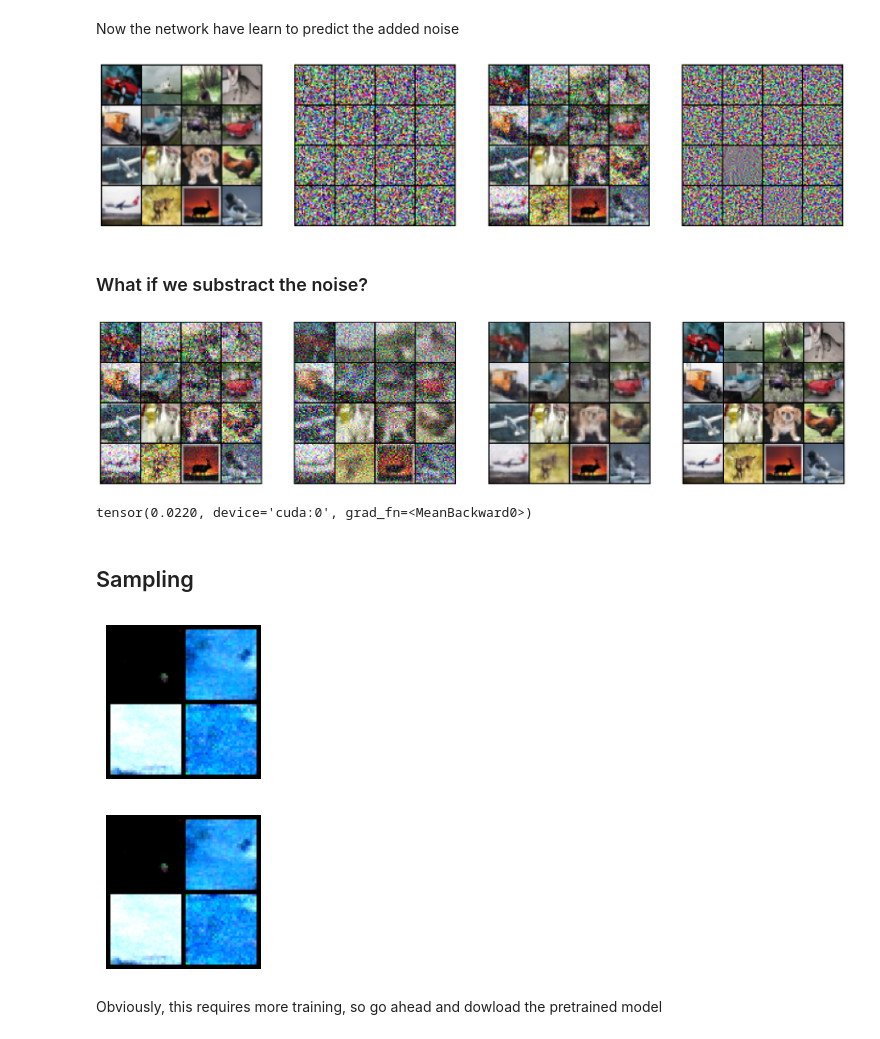
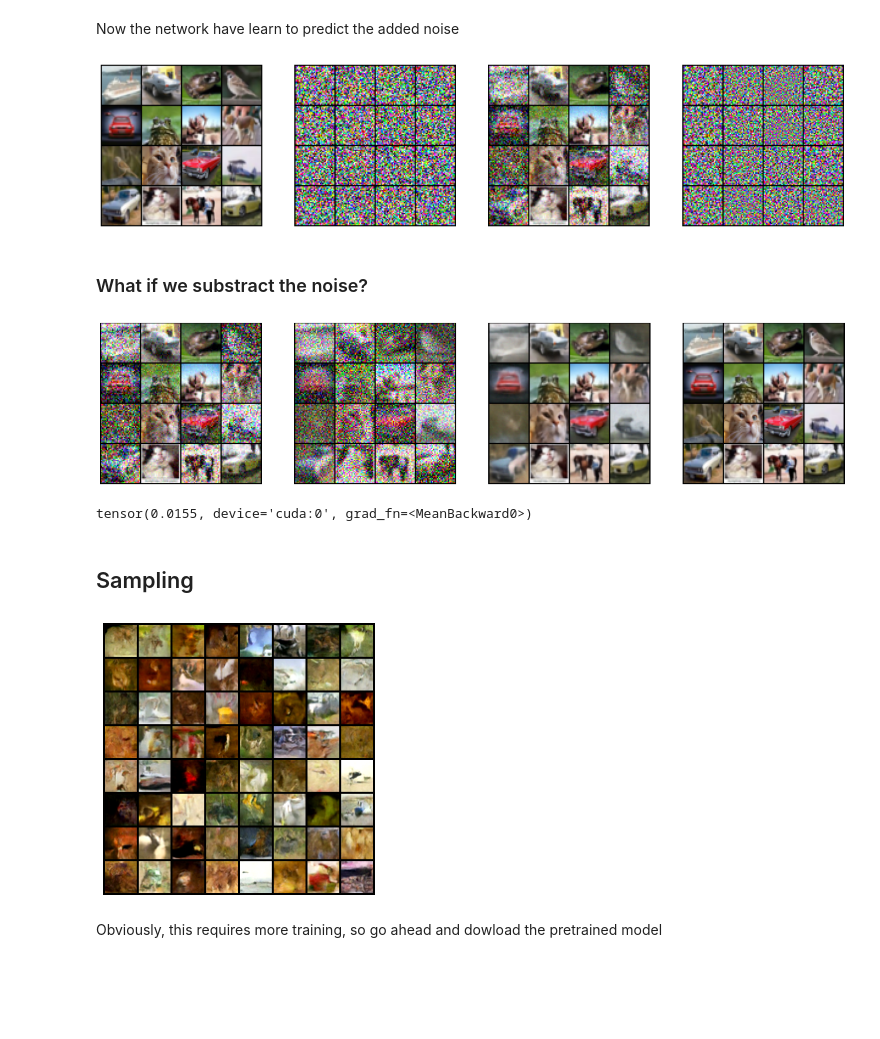
Before and after one commit to gabrielraya/vanilla-diffusion-model, a Jupyter notebook: Vanilla_Diffusion_models.ipynb, the cells around one changed output. Cells and saved outputs as stored; diff of their text form; code cells hidden in the pictures; blank space fills up the shorter version.

```diff
--- a/Vanilla_Diffusion_models.ipynb
+++ b/Vanilla_Diffusion_models.ipynb
@@ -69,12 +69,12 @@ writer = tensorboard.SummaryWriter(tb_dir)
 # %%
 # @title Training configuration
 
-batch_size = 16 #@param {"type":"integer"}
-n_iters = 1000 #@param {"type":"integer"}
-snapshot_freq = 500 #@param {"type":"integer"}
+batch_size = 64 #@param {"type":"integer"}
+n_iters = 10000 #@param {"type":"integer"}
+snapshot_freq = 5000 #@param {"type":"integer"}
 grid_size = 25 #@param {"type":"integer"}
 log_freq = 100
-snapshot_freq_for_preemption = 10000
+snapshot_freq_for_preemption = 1000
 
 # data
 dataset = 'CIFAR10' #@param ['MNIST', 'CIFAR10', 'CIFAR10'] {"type": "string"}
@@ -157,12 +157,12 @@ torch.Size([16, 3, 32, 32])
 # %%
 score_model = ddpm.DDPM(config).to(config.device)
-# score_model = torch.nn.DataParallel(score_model)
+score_model = torch.nn.DataParallel(score_model)
 
-# import torch.optim as optim
-# from models.ema import ExponentialMovingAverage
+import torch.optim as optim
+from models.ema import ExponentialMovingAverage
 
-# optimizer = optim.Adam(score_model.parameters(), lr=config.optim.lr, betas=(config.optim.beta1, 0.999), eps=config.optim.eps,
-#                            weight_decay=config.optim.weight_decay)
+optimizer = optim.Adam(score_model.parameters(), lr=config.optim.lr, betas=(config.optim.beta1, 0.999), eps=config.optim.eps,
+                           weight_decay=config.optim.weight_decay)
 
-# ema = ExponentialMovingAverage(score_model.parameters(), decay=config.model.ema_rate)
-# state = dict(optimizer=optimizer, model=score_model, ema=ema, step=0)
+ema = ExponentialMovingAverage(score_model.parameters(), decay=config.model.ema_rate)
+state = dict(optimizer=optimizer, model=score_model, ema=ema, step=0)
@@ -615,7 +619,7 @@ predicted_noise = score_model(diffused_data, t)
 
 multiplots(scaler(batch), noise, diffused_data, predicted_noise, inverse_scaler=inverse_scaler, n=16, h=20,w=20)
 # %% [output]
-[figure, old version]
+[figure, new version]
 # %% [markdown]
 ### What if we substract the noise?
 # %%
@@ -625,12 +629,12 @@ denoised_data = diffused_data -  std[:, None, None, None] * predicted_noise
 
 multiplots(diffused_data, denoised_data_naive, denoised_data, scaler(batch), inverse_scaler=inverse_scaler, n=16, h=25,w=25)
 # %% [output]
-[figure, old version]
+[figure, new version]
 # %%
 # reconstruction error
 torch.mean((denoised_data- scaler(batch))**2)
 # %% [output]
-tensor(0.0220, device='cuda:0', grad_fn=<MeanBackward0>)
+tensor(0.0155, device='cuda:0', grad_fn=<MeanBackward0>)
 # %% [markdown]
 ## Sampling
 # %%
@@ -656,7 +660,7 @@ def denosing_update_fn(x, t, model):
     return x, x_mean
 # %%
 # reduced size to speed up sampling
-shape = batch[:4].shape
+shape = batch[:64].shape
 
 with torch.no_grad():
   # sample from the prior distribution
@@ -672,10 +676,8 @@ with torch.no_grad():
 
   # return inverse_scaler(x_mean if denoise else x), sde.N * (n_steps + 1)
 # %%
-plts.save_image(inverse_scaler(x_mean).clamp(0,1), results_dir, n=4, pos="vertical", w=2, name="t_", show=True)
-plts.save_image(inverse_scaler(x).clamp(0,1), results_dir, n=4, pos="vertical", w=2, name="t_", show=True)
+plts.save_image(inverse_scaler(x_mean).clamp(0,1), results_dir, n=64, pos="vertical", w=5, name="t_", show=True)
 # %% [output]
-[figure, old version]
+[figure, new version]
-[figure, removed]
 # %% [markdown]
 Obviously, this requires more training, so go ahead and dowload the pretrained model
```
Also changed, not shown: parts of 11 cells of this notebook.
